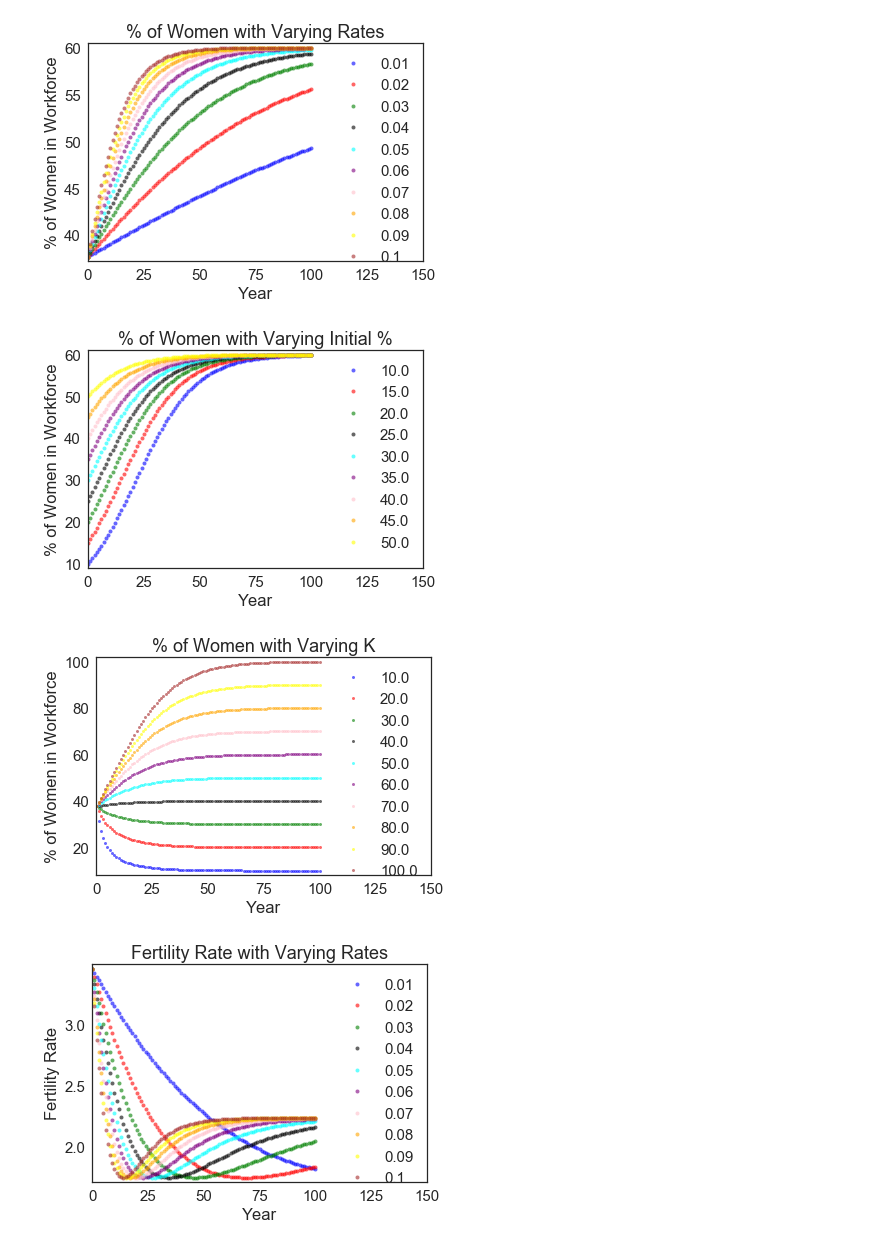
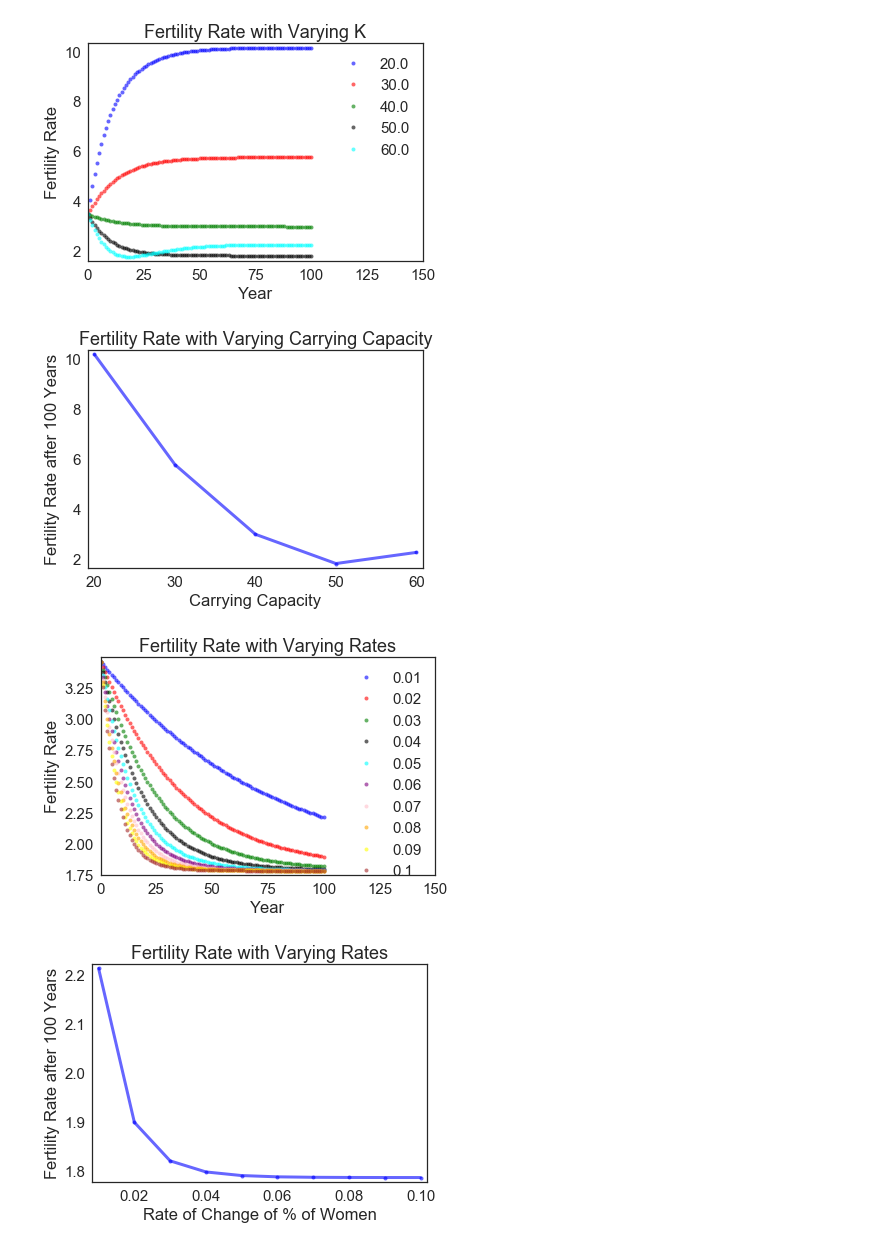
Before and after one commit to coverney/World-Population-Redux-Project, a Jupyter notebook: Project 1 (it is the real thing).ipynb, the cells around one changed output. Drawn from its saved outputs; the diff is of its cells as text; code cells hidden in the pictures.

```diff
--- a/Project 1 (it is the real thing).ipynb
+++ b/Project 1 (it is the real thing).ipynb
@@ -120,7 +120,7 @@ def run_simulationp2():
 def rsweep2():
     newfig()
     r_array = linrange(0.01, 0.1, 0.01)
-    system2 = System(t0 = 0, p0 = 37.7, t_end = 100, k = 60, r = 0.075)
+    system2 = System(t0 = 0, p0 = 37.7, t_end = 100, k = 50, r = 0.075)
     i = 0
     for r in r_array:
         system2.r = r
@@ -155,7 +155,7 @@ def p0sweep2():
 def ksweep2():
     newfig()
     k_array = linrange(20, 60, 10)
-    system4 = System(t0 = 0, p0 = 37.7, t_end = 100, k = 60, r = 0.075)
+    system4 = System(t0 = 0, p0 = 37.7, t_end = 100, k = 50, r = 0.075)
     i = 0
     for k in k_array:
         system4.k = k
@@ -169,12 +169,64 @@ def ksweep2():
         i += 1
     decorate(xlim = [0, 150], xlabel='Year', ylabel='Fertility Rate', title= 'Fertility Rate with Varying K')
 
+def p0sweep3():
+    newfig()
+    p0_array = linrange(10, 50, 5)
+    #print(p0_array)
+    system3 = System(t0 = 0, p0 = 37.7, t_end = 100, k = 60, r = 0.075)
+    for p0 in p0_array:
+        system3.p0 = p0
+        iterative_logistic(system3)
+        results2 = TimeSeries()
+        for t in linrange(system3.t0, system3.t_end):
+            x = system3.results[t]
+            results2[t] = 0.0081*(x**2) - 0.8461*x + 23.841
+        system3.results2 = results2
+        plot(p0, system3.results2[system3.t_end], 'o-', color = 'blue', markersize= 4)
+    decorate(xlabel='Initial % of Women', ylabel='Fertility Rate after 100 years', title= 'Fertility Rate with Varying Initial %')
+
+def rsweep3():
+    newfig()
+    r_array = linrange(0.01, 0.1, 0.01)
+    system2 = System(t0 = 0, p0 = 37.7, t_end = 100, k = 50, r = 0.075)
+    for r in r_array:
+        system2.r = r
+        iterative_logistic(system2)
+        results2 = TimeSeries()
+        for t in linrange(system2.t0, system2.t_end):
+            x = system2.results[t]
+            results2[t] = 0.0081*(x**2) - 0.8461*x + 23.841
+        system2.results2 = results2
+        plot(r, system2.results2[system2.t_end], 'o-', color = 'blue', markersize= 4)
+    decorate(xlabel='Rate of Change of % of Women', ylabel='Fertility Rate after 100 Years', title= 'Fertility Rate with Varying Rates')
+
+def ksweep3():
+    newfig()
+    k_array = linrange(20, 60, 10)
+    print(k_array)
+    system4 = System(t0 = 0, p0 = 37.7, t_end = 100, k = 50, r = 0.075)
+    i = 0
+    for k in k_array:
+        system4.k = k
+        iterative_logistic(system4)
+        results2 = TimeSeries()
+        for t in linrange(system4.t0, system4.t_end):
+            x = system4.results[t]
+            results2[t] = 0.0081*(x**2) - 0.8461*x + 23.841
+        system4.results2 = results2
+        plot(k, system4.results2[system4.t_end], 'o-', color = 'blue', markersize= 4)
+        i += 1
+    decorate(xlabel='Carrying Capacity', ylabel='Fertility Rate after 100 Years', title= 'Fertility Rate with Varying Carrying Capacity')
+
 #run_simulationp1()
-rsweep()
-p0sweep()
-ksweep()
+#rsweep()
+#p0sweep()
+#ksweep()
 #run_simulationp2()
+#rsweep2()
+#p0sweep2()
+ksweep2()
+ksweep3()
 rsweep2()
-p0sweep2()
-ksweep2()
+rsweep3()
 # %% [output]
@@ -183,4 +234,4 @@ ksweep2()
-[figure, old version]
+[figure, new version]
-[figure, old version]
+[figure, new version]
-[figure, old version]
+[figure, new version]
-[figure, old version]
+[figure, new version]
```
Also changed, not shown: parts of 1 cell of this notebook.
